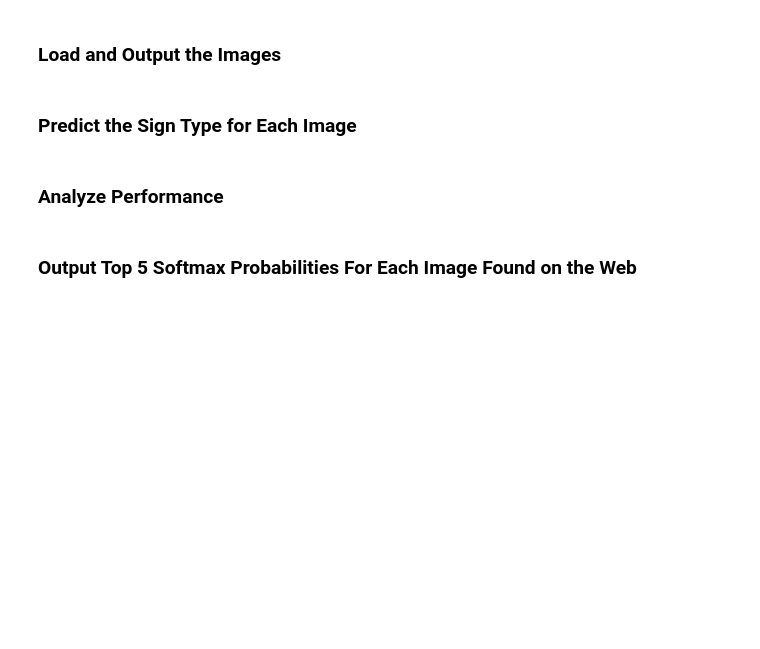
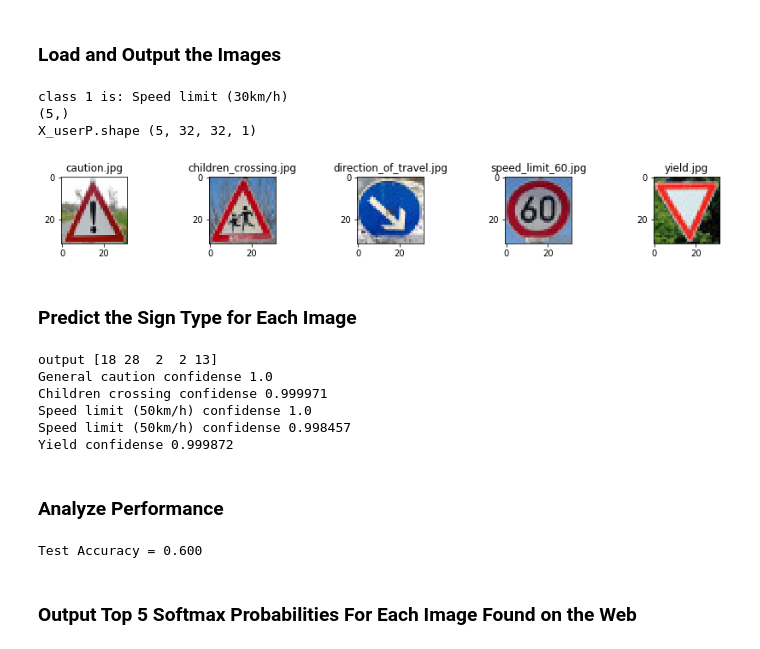
Before and after one commit to tawnkramer/CarND-Traffic-Sign-Classifier-Project, a Jupyter notebook: Traffic_Sign_Classifier.ipynb, the cells around one changed output. Cells and saved outputs as stored; diff of their text form; code cells hidden in the pictures; blank space fills up the shorter version.

Commit message:
finished project. added german road signs from web.

```diff
--- a/Traffic_Sign_Classifier.ipynb
+++ b/Traffic_Sign_Classifier.ipynb
@@ -363,14 +369,88 @@ You may find `signnames.csv` useful as it contains mappings from the class id (i
+# %%
+### Load the images and plot them here.
+### Feel free to use as many code cells as needed.
+import csv
+import glob
+from scipy.ndimage import imread
+import os
+
+sig_dict = {}
+
+with open('signnames.csv', 'rt') as csvfile:
+    reader = csv.DictReader(csvfile)
+    for row in reader:
+        sig_dict[int(row['ClassId'])] = row['SignName']
+
+print('class 1 is:', sig_dict[1])
+
+image_filenames = glob.glob('./german_signs/*.jpg')
+
+X_user = np.empty([len(image_filenames), image_shape[0], image_shape[1], 3])
+
+#specify user array, then convert to one hot encoding
+#y_user_arr = np.array([28, 20, 0, 3, 13], dtype=np.int)
+#n_examples = y_user_arr.shape[0]
+#print('n_examples', n_examples)
+#print ('n_classes', n_classes)
+#y_user = np.zeros((n_examples, n_classes), dtype=np.int)
+#y_user[np.arange(n_examples), y_user_arr] = 1
+y_user = np.array([18, 28, 38, 3, 13], dtype=np.int)
+print(y_user.shape)
+
+iImage = 0
+plt.figure(figsize=(15,10))
+
+for filename in image_filenames:
+    image = imread(filename)
+    plt.subplot(6,5, iImage+1) # sets the number of images to show on each row and column
+    plt.title(os.path.basename(filename))
+    plt.imshow(image)
+    X_user[iImage] = image
+    iImage += 1
+
+X_userP = pre_process(X_user, num_channels)
+print('X_userP.shape', X_userP.shape)
+# %% [output]
+class 1 is: Speed limit (30km/h)
+(5,)
+X_userP.shape (5, 32, 32, 1)
+[figure, added]
 # %% [markdown]
 ### Predict the Sign Type for Each Image
 # %%
 ### Run the predictions here and use the model to output the prediction for each image.
 ### Make sure to pre-process the images with the same pre-processing pipeline used earlier.
 ### Feel free to use as many code cells as needed.
+with tf.Session() as sess:
+    saver.restore(sess, tf.train.latest_checkpoint('.'))
+    final = tf.nn.softmax(logits=logits)
+    output = sess.run(final, feed_dict={x: X_userP, y: y_user})
+    print('output', np.argmax(output, axis=1))
+    predictions = np.argmax(output, axis=1)
+    confidense = np.max(output, axis=1)
+    for i in range(len(predictions)):
+        p = predictions[i]
+        c = confidense[i]
+        print(sig_dict[p], "confidense", c)
+# %% [output]
+output [18 28  2  2 13]
+General caution confidense 1.0
+Children crossing confidense 0.999971
+Speed limit (50km/h) confidense 1.0
+Speed limit (50km/h) confidense 0.998457
+Yield confidense 0.999872
 # %% [markdown]
 ### Analyze Performance
 # %%
 ### Calculate the accuracy for these 5 new images.
 ### For example, if the model predicted 1 out of 5 signs correctly, it's 20% accurate on these new images.
+with tf.Session() as sess:
+    saver.restore(sess, tf.train.latest_checkpoint('.'))
+
+    test_accuracy = evaluate(X_userP, y_user)
+    print("Test Accuracy = {:.3f}".format(test_accuracy))
+# %% [output]
+Test Accuracy = 0.600
 # %% [markdown]
 ### Output Top 5 Softmax Probabilities For Each Image Found on the Web
 # %% [markdown]
```
Also changed, not shown: parts of 6 cells of this notebook, 5 other files.
